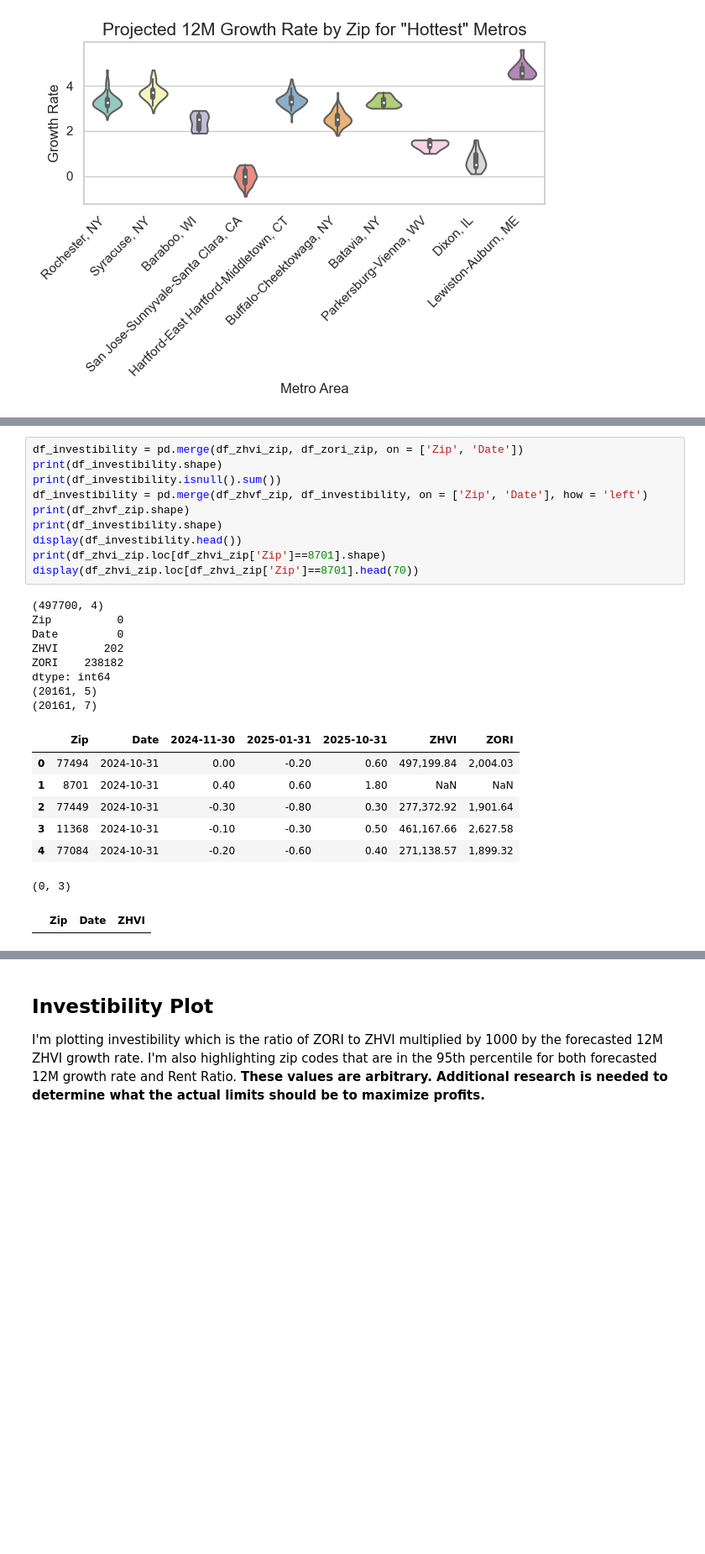
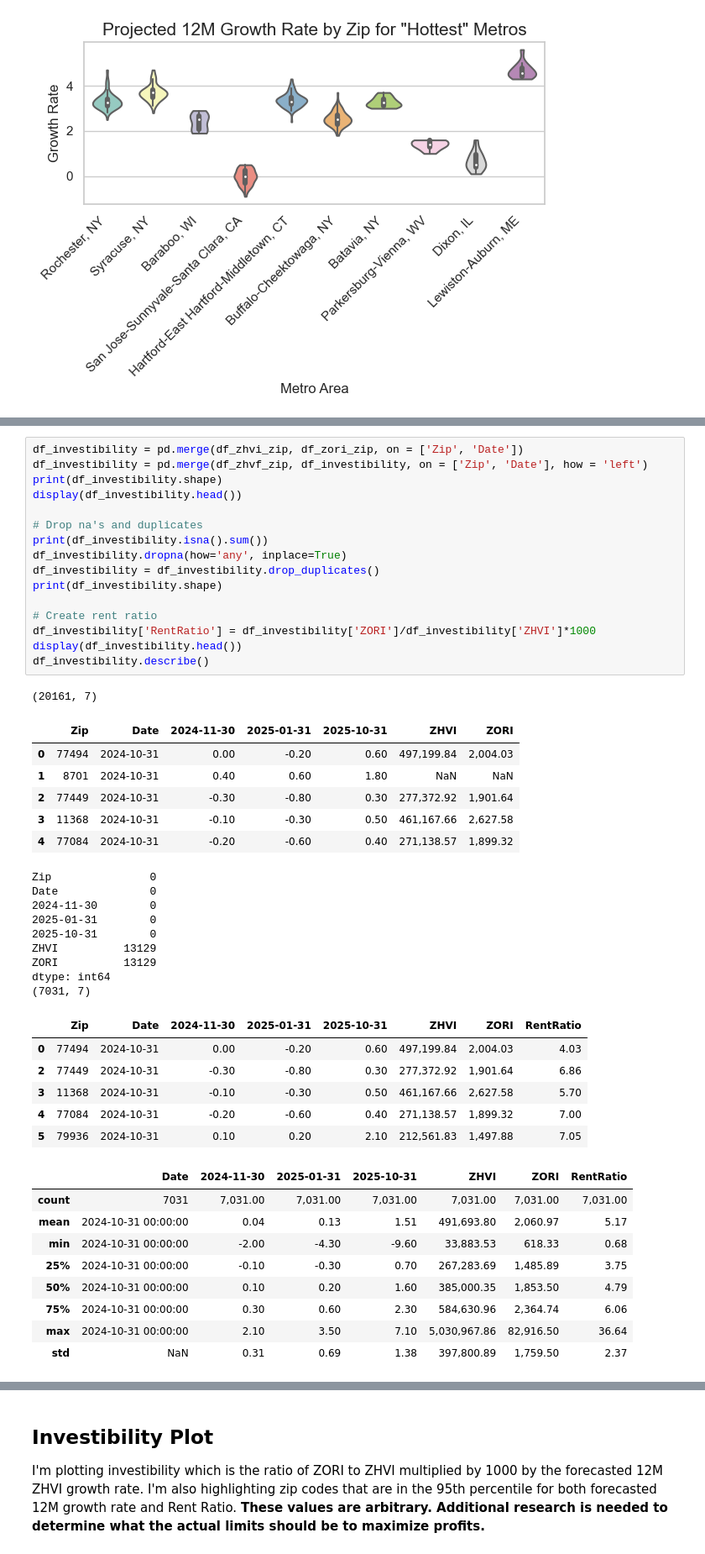
Before and after one commit to YaroslawBagriy/SEIS-631-Final-Project, a Jupyter notebook: Question 3/Question 3.ipynb, the cells around one changed output, grey strips where cells are left out. Shown at 84% size. Drawn from its saved outputs; the diff is of its cells as text; blank space fills up the shorter version.

```diff
--- a/Question 3/Question 3.ipynb
+++ b/Question 3/Question 3.ipynb
@@ -965,27 +670,48 @@ None
 # %%
 df_investibility = pd.merge(df_zhvi_zip, df_zori_zip, on = ['Zip', 'Date'])
-print(df_investibility.shape)
-print(df_investibility.isnull().sum())
 df_investibility = pd.merge(df_zhvf_zip, df_investibility, on = ['Zip', 'Date'], how = 'left')
-print(df_zhvf_zip.shape)
 print(df_investibility.shape)
 display(df_investibility.head())
-print(df_zhvi_zip.loc[df_zhvi_zip['Zip']==8701].shape)
-display(df_zhvi_zip.loc[df_zhvi_zip['Zip']==8701].head(70))
+
+# Drop na's and duplicates
+print(df_investibility.isna().sum())
+df_investibility.dropna(how='any', inplace=True)
+df_investibility = df_investibility.drop_duplicates()
+print(df_investibility.shape)
+
+# Create rent ratio
+df_investibility['RentRatio'] = df_investibility['ZORI']/df_investibility['ZHVI']*1000
+display(df_investibility.head())
+df_investibility.describe()
 # %% [output]
-(497700, 4)
-Zip          0
-Date         0
-ZHVI       202
-ZORI    238182
-dtype: int64
-(20161, 5)
 (20161, 7)
 |  | Zip | Date | 2024-11-30 | 2025-01-31 | 2025-10-31 | ZHVI | ZORI |
 | 0 | 77494 | 2024-10-31 | 0.00 | -0.20 | 0.60 | 497,199.84 | 2,004.03 |
 | 1 | 8701 | 2024-10-31 | 0.40 | 0.60 | 1.80 | NaN | NaN |
 | 2 | 77449 | 2024-10-31 | -0.30 | -0.80 | 0.30 | 277,372.92 | 1,901.64 |
 | 3 | 11368 | 2024-10-31 | -0.10 | -0.30 | 0.50 | 461,167.66 | 2,627.58 |
 | 4 | 77084 | 2024-10-31 | -0.20 | -0.60 | 0.40 | 271,138.57 | 1,899.32 |
-(0, 3)
+Zip               0
+Date              0
+2024-11-30        0
+2025-01-31        0
+2025-10-31        0
+ZHVI          13129
+ZORI          13129
+dtype: int64
+(7031, 7)
-|  | Zip | Date | ZHVI |
+|  | Zip | Date | 2024-11-30 | 2025-01-31 | 2025-10-31 | ZHVI | ZORI | RentRatio |
+| 0 | 77494 | 2024-10-31 | 0.00 | -0.20 | 0.60 | 497,199.84 | 2,004.03 | 4.03 |
+| 2 | 77449 | 2024-10-31 | -0.30 | -0.80 | 0.30 | 277,372.92 | 1,901.64 | 6.86 |
+| 3 | 11368 | 2024-10-31 | -0.10 | -0.30 | 0.50 | 461,167.66 | 2,627.58 | 5.70 |
+| 4 | 77084 | 2024-10-31 | -0.20 | -0.60 | 0.40 | 271,138.57 | 1,899.32 | 7.00 |
+| 5 | 79936 | 2024-10-31 | 0.10 | 0.20 | 2.10 | 212,561.83 | 1,497.88 | 7.05 |
+|  | Date | 2024-11-30 | 2025-01-31 | 2025-10-31 | ZHVI | ZORI | RentRatio |
+| count | 7031 | 7,031.00 | 7,031.00 | 7,031.00 | 7,031.00 | 7,031.00 | 7,031.00 |
+| mean | 2024-10-31 00:00:00 | 0.04 | 0.13 | 1.51 | 491,693.80 | 2,060.97 | 5.17 |
+| min | 2024-10-31 00:00:00 | -2.00 | -4.30 | -9.60 | 33,883.53 | 618.33 | 0.68 |
+| 25% | 2024-10-31 00:00:00 | -0.10 | -0.30 | 0.70 | 267,283.69 | 1,485.89 | 3.75 |
+| 50% | 2024-10-31 00:00:00 | 0.10 | 0.20 | 1.60 | 385,000.35 | 1,853.50 | 4.79 |
+| 75% | 2024-10-31 00:00:00 | 0.30 | 0.60 | 2.30 | 584,630.96 | 2,364.74 | 6.06 |
+| max | 2024-10-31 00:00:00 | 2.10 | 3.50 | 7.10 | 5,030,967.86 | 82,916.50 | 36.64 |
+| std | NaN | 0.31 | 0.69 | 1.38 | 397,800.89 | 1,759.50 | 2.37 |
```
Also changed, not shown: parts of 42 cells of this notebook.
